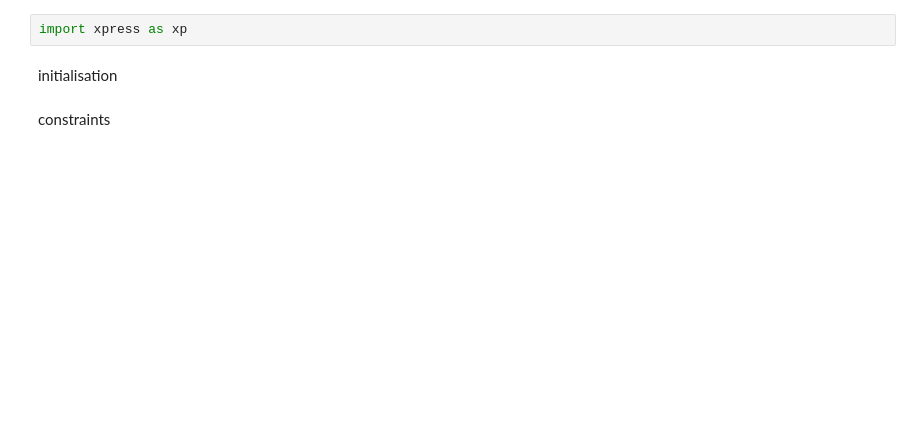
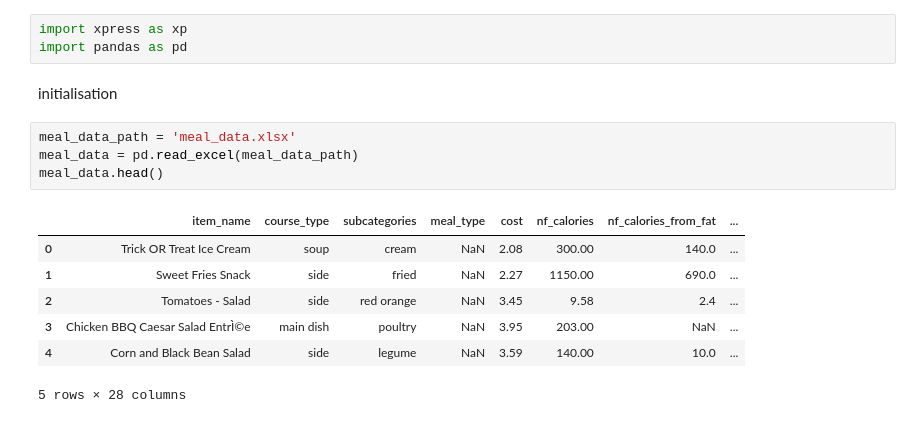
Before and after one commit to DI2636080/AOR, a Jupyter notebook: constraints_2.ipynb, the cells around one changed output. Saved outputs shown, nothing was run; the diff lists cells and outputs as text; blank space fills up the shorter version.

```diff
--- a/constraints_2.ipynb
+++ b/constraints_2.ipynb
@@ -20,7 +10,18 @@ Successfully installed numpy-2.2.3 pandas-2.2.3 pytz-2025.1 tzdata-2025.1
 Note: you may need to restart the kernel to use updated packages.
 # %%
 import xpress as xp
+import pandas as pd
 # %% [markdown]
 initialisation
-# %% [markdown]
-constraints
+# %%
+meal_data_path = 'meal_data.xlsx'
+meal_data = pd.read_excel(meal_data_path)
+meal_data.head()
+# %% [output]
+|  | item_name | course_type | subcategories | meal_type | cost | nf_calories | nf_calories_from_fat | ... |
+| 0 | Trick OR Treat Ice Cream | soup | cream | NaN | 2.08 | 300.00 | 140.0 | ... |
+| 1 | Sweet Fries Snack | side | fried | NaN | 2.27 | 1150.00 | 690.0 | ... |
+| 2 | Tomatoes - Salad | side | red orange | NaN | 3.45 | 9.58 | 2.4 | ... |
+| 3 | Chicken BBQ Caesar Salad EntrÌ©e | main dish | poultry | NaN | 3.95 | 203.00 | NaN | ... |
+| 4 | Corn and Black Bean Salad | side | legume | NaN | 3.59 | 140.00 | 10.0 | ... |
+5 rows × 28 columns
```
Also changed, not shown: parts of 18 cells of this notebook.
